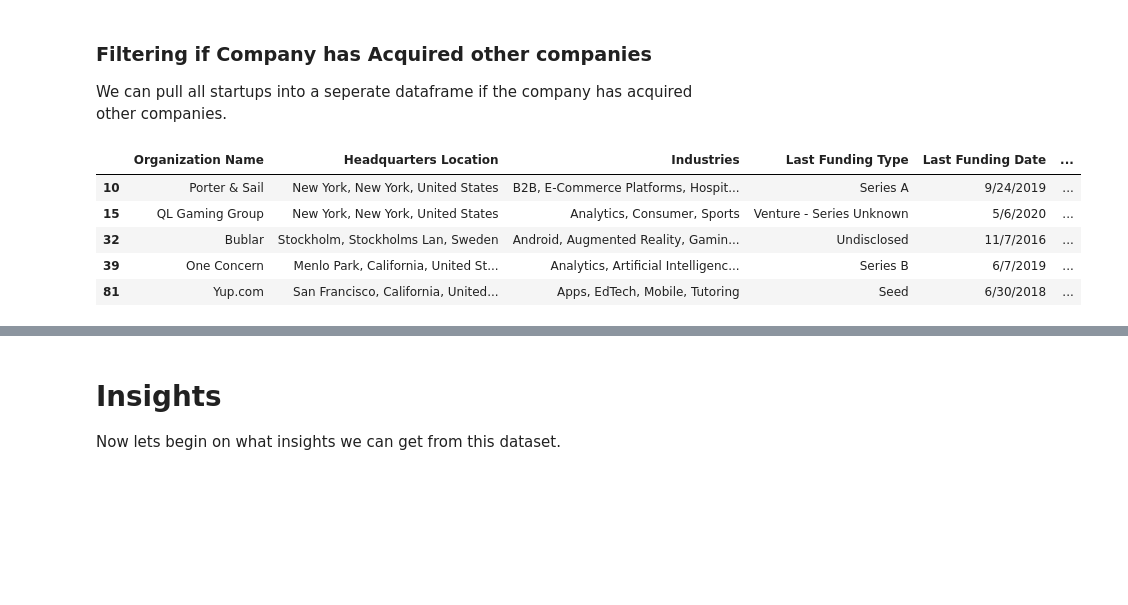
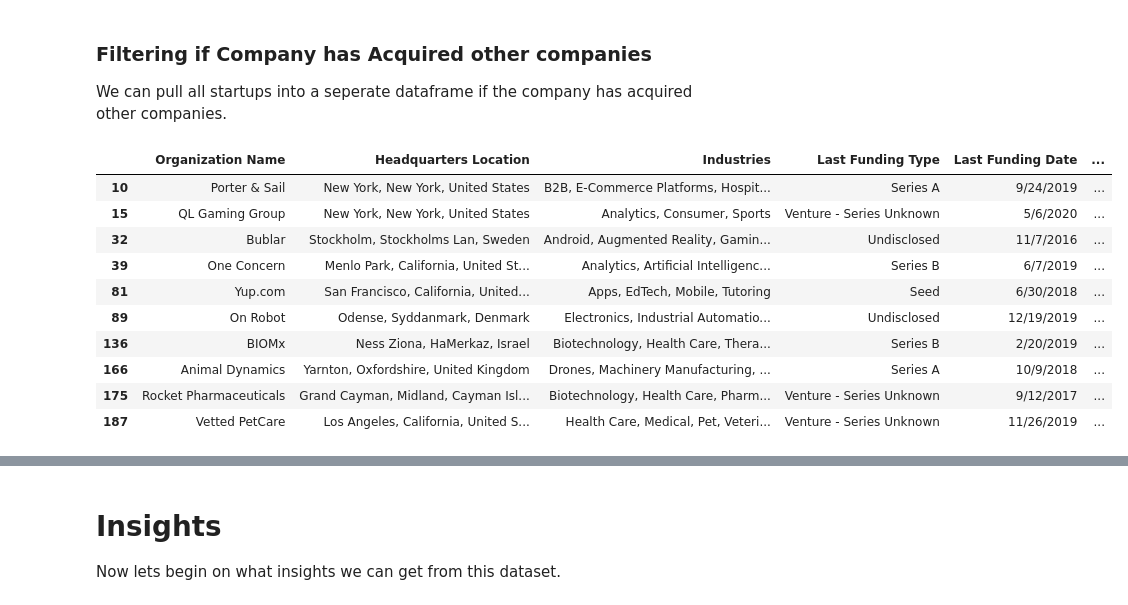
Before and after one commit to Smalik182/Venture_Capital_StartUp_Analysis, a Jupyter notebook: Untitled.ipynb, the cells around one changed output, grey strips where cells are left out. Drawn from its saved outputs; the diff is of its cells as text; code cells hidden in the pictures; blank space fills up the shorter version.

```diff
--- a/Untitled.ipynb
+++ b/Untitled.ipynb
@@ -181,17 +182,18 @@ startup_Was_Acquired.head(5)
 
 We can pull all startups into a seperate dataframe if the company has acquired other companies.
 # %%
-def Acquired_others():
-    mask = clean_data['Acquisition Status'].str.contains('Made Acquisitions' , case=False, na=False)
-    final = clean_data[mask]
-    return final
-
-startup_Acquired_Others = Acquired_others()
-startup_Acquired_Others.head(5)
+startup_Acquired_Others = clean_data[clean_data['Acquisition Status'].str.contains(
+                                             'Made Acquisitions' , case=False, na=False)]
+startup_Acquired_Others.head(10)
 # %% [output]
 |  | Organization Name | Headquarters Location | Industries | Last Funding Type | Last Funding Date | ... |
 | 10 | Porter & Sail | New York, New York, United States | B2B, E-Commerce Platforms, Hospit... | Series A | 9/24/2019 | ... |
 | 15 | QL Gaming Group | New York, New York, United States | Analytics, Consumer, Sports | Venture - Series Unknown | 5/6/2020 | ... |
 | 32 | Bublar | Stockholm, Stockholms Lan, Sweden | Android, Augmented Reality, Gamin... | Undisclosed | 11/7/2016 | ... |
 | 39 | One Concern | Menlo Park, California, United St... | Analytics, Artificial Intelligenc... | Series B | 6/7/2019 | ... |
 | 81 | Yup.com | San Francisco, California, United... | Apps, EdTech, Mobile, Tutoring | Seed | 6/30/2018 | ... |
+| 89 | On Robot | Odense, Syddanmark, Denmark | Electronics, Industrial Automatio... | Undisclosed | 12/19/2019 | ... |
+| 136 | BIOMx | Ness Ziona, HaMerkaz, Israel | Biotechnology, Health Care, Thera... | Series B | 2/20/2019 | ... |
+| 166 | Animal Dynamics | Yarnton, Oxfordshire, United Kingdom | Drones, Machinery Manufacturing, ... | Series A | 10/9/2018 | ... |
+| 175 | Rocket Pharmaceuticals | Grand Cayman, Midland, Cayman Isl... | Biotechnology, Health Care, Pharm... | Venture - Series Unknown | 9/12/2017 | ... |
+| 187 | Vetted PetCare | Los Angeles, California, United S... | Health Care, Medical, Pet, Veteri... | Venture - Series Unknown | 11/26/2019 | ... |
```
Also changed, not shown: parts of 14 cells of this notebook.
